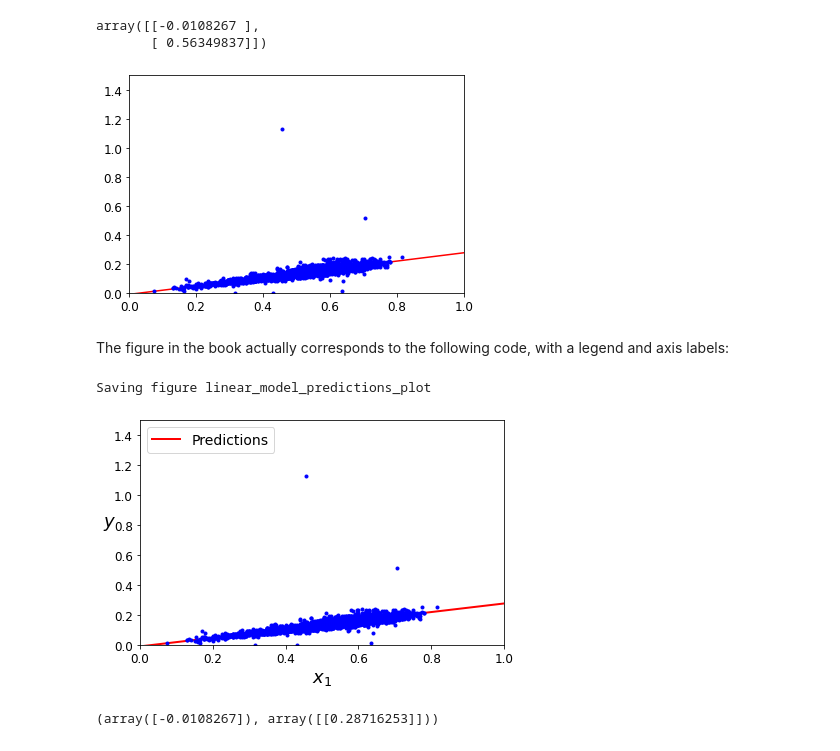
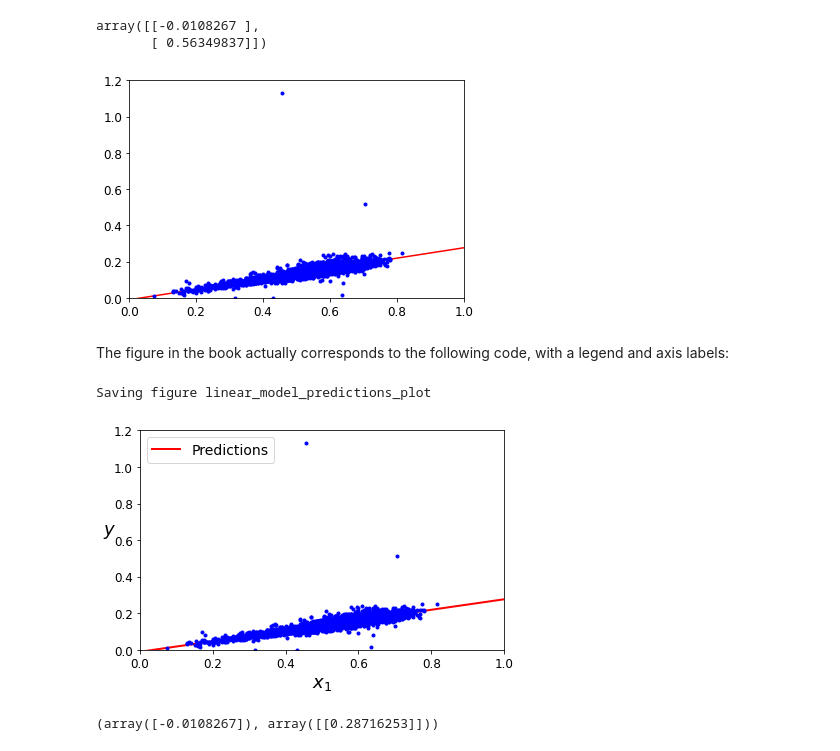
Before and after one commit to averynionio/Machine-Learning, a Jupyter notebook: Unsupervised Learning/Linear_Regression.ipynb, the cells around one changed output. Cells and saved outputs as stored; diff of their text form; code cells hidden in the pictures.

```diff
--- a/Unsupervised Learning/Linear_Regression.ipynb
+++ b/Unsupervised Learning/Linear_Regression.ipynb
@@ -107,5 +107,5 @@ Saving figure generated_data_plot
 # %%
-X_b = np.c_[np.ones((len(X), 1)), X]  # add x0 = 1 to each instance
+X_b = np.c_[np.ones((X.size, 1)), X]  # add x0 = 1 to each instance
 theta_best = np.linalg.inv(X_b.T.dot(X_b)).dot(X_b.T).dot(y)
 # %%
 theta_best
@@ -123,10 +123,10 @@ array([[-0.0108267 ],
 # %%
 plt.plot(X_new, y_predict, "r-")
 plt.plot(X, y, "b.")
-plt.axis([0, 1, 0, 1.5])
+plt.axis([0, 1, 0, 1.2])
 plt.show()
 # %% [output]
-[figure, old version]
+[figure, new version]
 # %% [markdown]
 The figure in the book actually corresponds to the following code, with a legend and axis labels:
 # %%
@@ -135,12 +135,12 @@ plt.plot(X, y, "b.")
 plt.xlabel("$x_1$", fontsize=18)
 plt.ylabel("$y$", rotation=0, fontsize=18)
 plt.legend(loc="upper left", fontsize=14)
-plt.axis([0, 1, 0, 1.5])
+plt.axis([0, 1, 0, 1.2])
 save_fig("linear_model_predictions_plot")
 plt.show()
 # %% [output]
 Saving figure linear_model_predictions_plot
-[figure, old version]
+[figure, new version]
 # %%
 from sklearn.linear_model import LinearRegression
 
```
Also changed, not shown: parts of 2 cells of this notebook.
